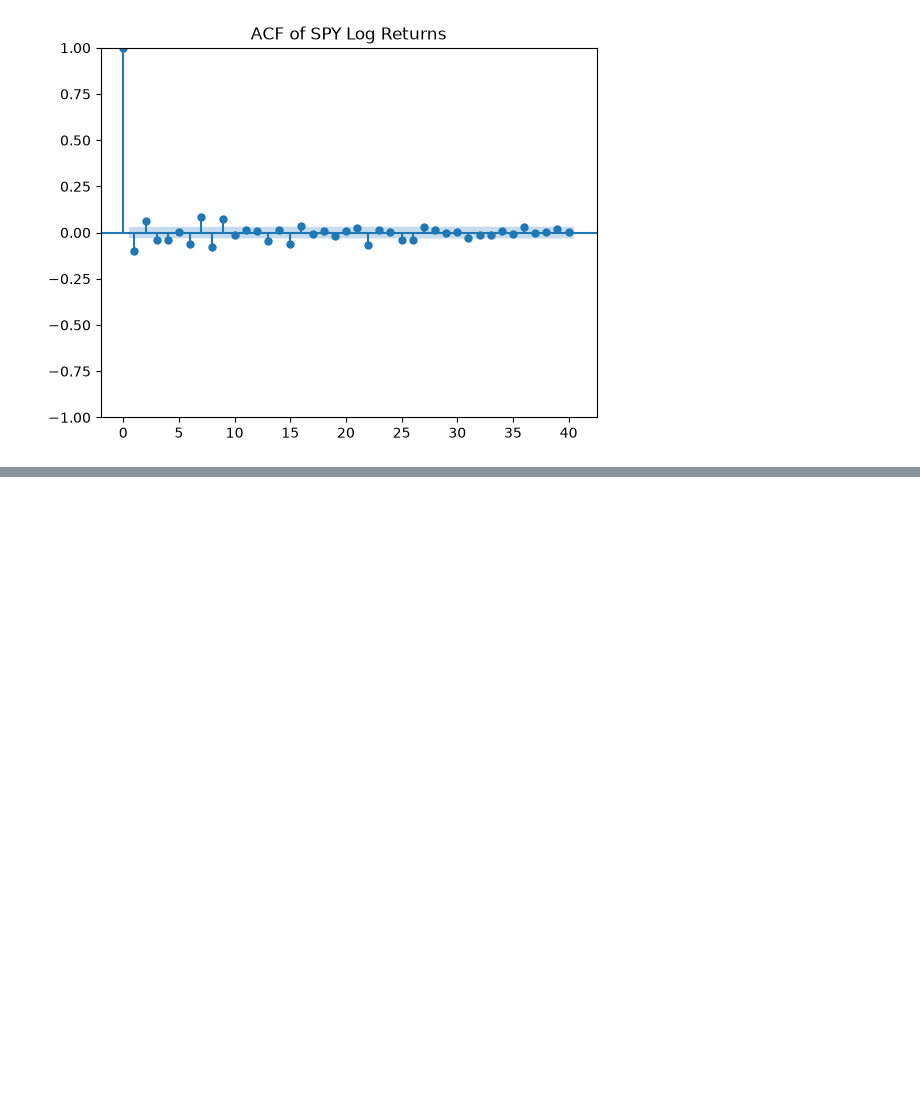
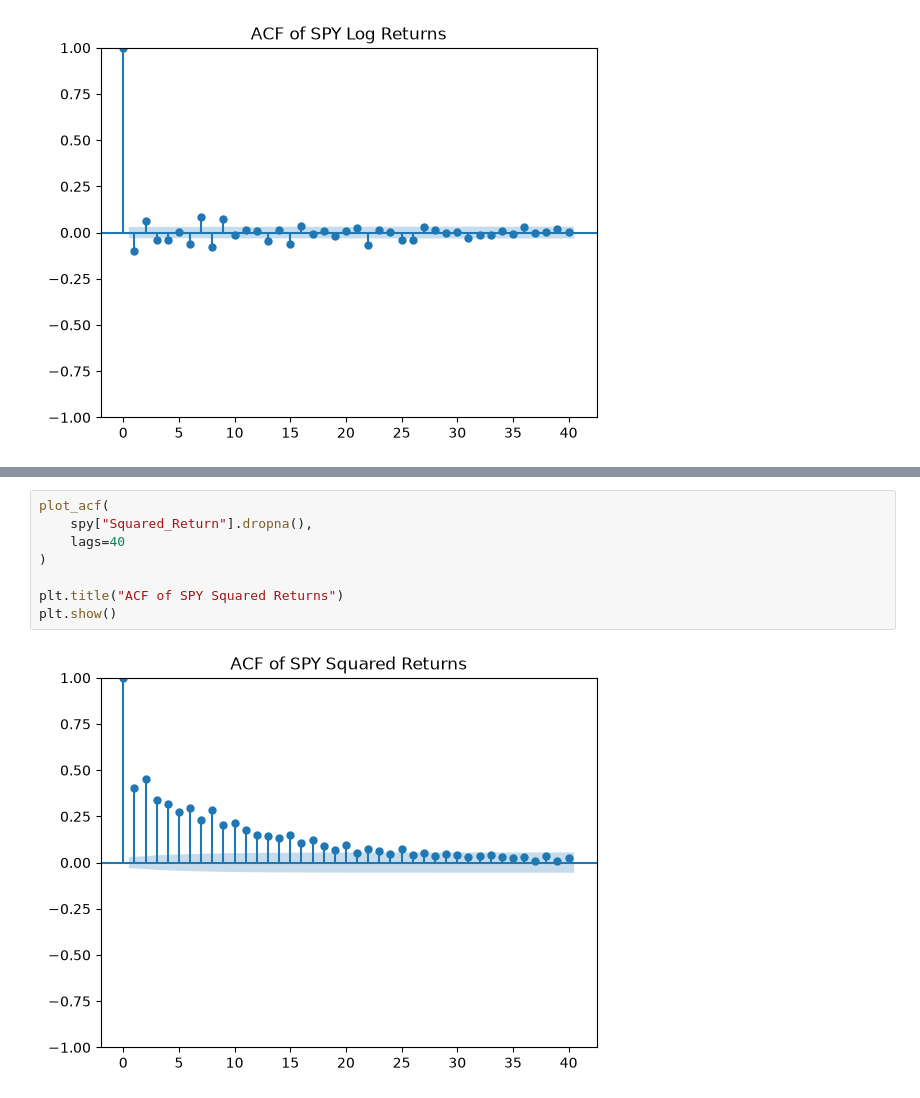
Before and after one commit to dinithijayakody/quant-time-series, a Jupyter notebook: notebooks/03_stationarity _acf_pacf.ipynb, the cells around one changed output, grey strips where cells are left out. Cells and saved outputs as stored; diff of their text form; blank space fills up the shorter version.

```diff
--- a/notebooks/03_stationarity _acf_pacf.ipynb
+++ b/notebooks/03_stationarity _acf_pacf.ipynb
@@ -152,0 +169,10 @@ plt.show()
+# %%
+plot_acf(
+    spy["Squared_Return"].dropna(),
+    lags=40
+)
+
+plt.title("ACF of SPY Squared Returns")
+plt.show()
+# %% [output]
+[figure, added]
```
Also changed, not shown: parts of 6 cells of this notebook.
